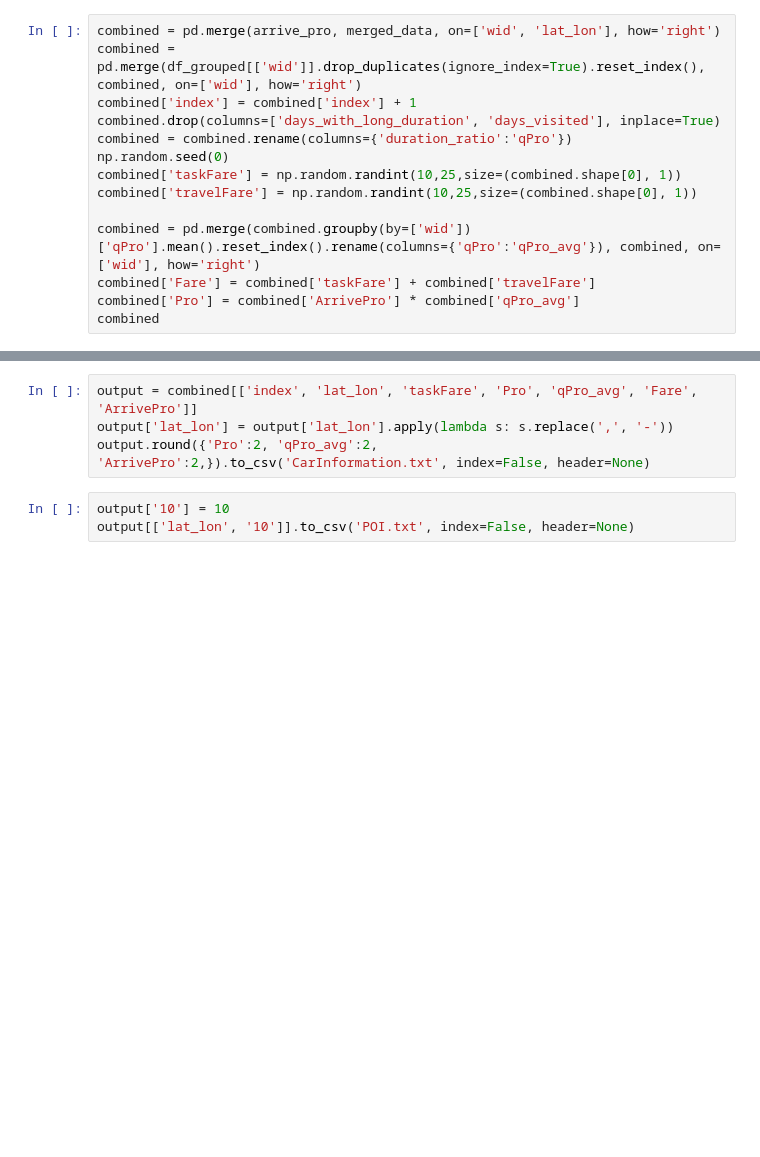
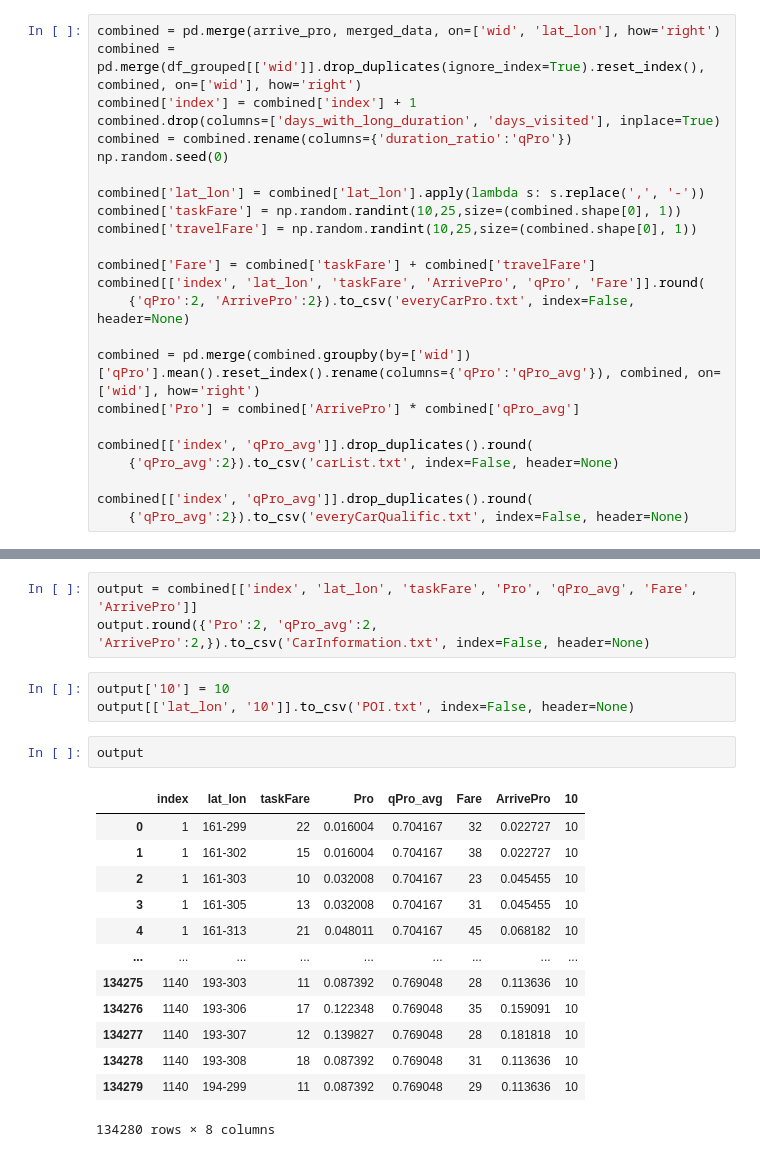
Before and after one commit to DURUII/Gaia-Explorer, a Jupyter notebook: main.ipynb, the cells around one changed output, grey strips where cells are left out. Cells and saved outputs as stored; diff of their text form; blank space fills up the shorter version.

```diff
--- a/main.ipynb
+++ b/main.ipynb
@@ -537,10 +537,20 @@ combined['index'] = combined['index'] + 1
 combined.drop(columns=['days_with_long_duration', 'days_visited'], inplace=True)
 combined = combined.rename(columns={'duration_ratio':'qPro'})
 np.random.seed(0)
+
+combined['lat_lon'] = combined['lat_lon'].apply(lambda s: s.replace(',', '-'))
 combined['taskFare'] = np.random.randint(10,25,size=(combined.shape[0], 1))
 combined['travelFare'] = np.random.randint(10,25,size=(combined.shape[0], 1))
 
+combined['Fare'] = combined['taskFare'] + combined['travelFare']
+combined[['index', 'lat_lon', 'taskFare', 'ArrivePro', 'qPro', 'Fare']].round(
+    {'qPro':2, 'ArrivePro':2}).to_csv('everyCarPro.txt', index=False, header=None)
+
 combined = pd.merge(combined.groupby(by=['wid'])['qPro'].mean().reset_index().rename(columns={'qPro':'qPro_avg'}), combined, on=['wid'], how='right')
-combined['Fare'] = combined['taskFare'] + combined['travelFare']
 combined['Pro'] = combined['ArrivePro'] * combined['qPro_avg']
-combined
+
+combined[['index', 'qPro_avg']].drop_duplicates().round(
+    {'qPro_avg':2}).to_csv('carList.txt', index=False, header=None)
+
+combined[['index', 'qPro_avg']].drop_duplicates().round(
+    {'qPro_avg':2}).to_csv('everyCarQualific.txt', index=False, header=None)
@@ -561,7 +557,22 @@ combined
 # %%
 output = combined[['index', 'lat_lon', 'taskFare', 'Pro', 'qPro_avg', 'Fare', 'ArrivePro']]
-output['lat_lon'] = output['lat_lon'].apply(lambda s: s.replace(',', '-'))
 output.round({'Pro':2, 'qPro_avg':2, 'ArrivePro':2,}).to_csv('CarInformation.txt', index=False, header=None)
 # %%
 output['10'] = 10
 output[['lat_lon', '10']].to_csv('POI.txt', index=False, header=None)
+# %%
+output
+# %% [output]
+|  | index | lat_lon | taskFare | Pro | qPro_avg | Fare | ArrivePro | 10 |
+| 0 | 1 | 161-299 | 22 | 0.016004 | 0.704167 | 32 | 0.022727 | 10 |
+| 1 | 1 | 161-302 | 15 | 0.016004 | 0.704167 | 38 | 0.022727 | 10 |
+| 2 | 1 | 161-303 | 10 | 0.032008 | 0.704167 | 23 | 0.045455 | 10 |
+| 3 | 1 | 161-305 | 13 | 0.032008 | 0.704167 | 31 | 0.045455 | 10 |
+| 4 | 1 | 161-313 | 21 | 0.048011 | 0.704167 | 45 | 0.068182 | 10 |
+| ... | ... | ... | ... | ... | ... | ... | ... | ... |
+| 134275 | 1140 | 193-303 | 11 | 0.087392 | 0.769048 | 28 | 0.113636 | 10 |
+| 134276 | 1140 | 193-306 | 17 | 0.122348 | 0.769048 | 35 | 0.159091 | 10 |
+| 134277 | 1140 | 193-307 | 12 | 0.139827 | 0.769048 | 28 | 0.181818 | 10 |
+| 134278 | 1140 | 193-308 | 18 | 0.087392 | 0.769048 | 31 | 0.113636 | 10 |
+| 134279 | 1140 | 194-299 | 11 | 0.087392 | 0.769048 | 29 | 0.113636 | 10 |
+134280 rows × 8 columns
```
Also changed, not shown: parts of 7 cells of this notebook.
